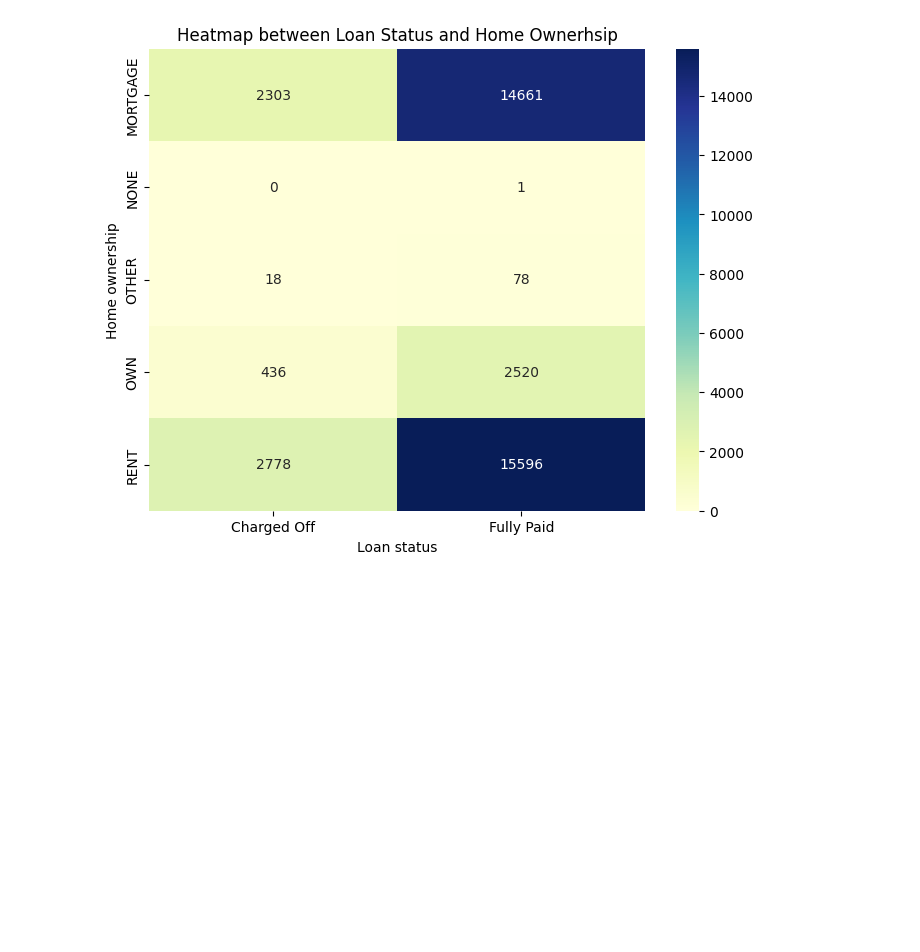
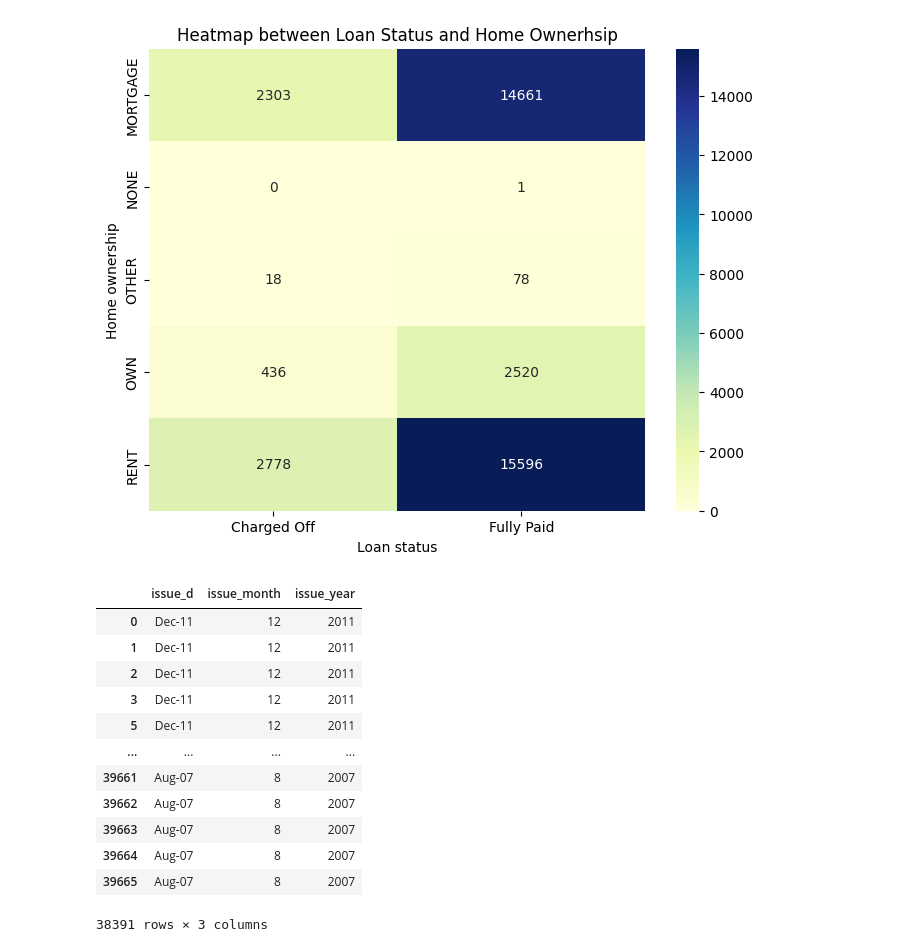
Before and after one commit to anilabh/LoanCaseStudy, a Jupyter notebook: LoanCaseStudy2.ipynb, the cells around one changed output. Saved outputs shown, nothing was run; the diff lists cells and outputs as text; code cells hidden in the pictures; blank space fills up the shorter version.

```diff
--- a/LoanCaseStudy2.ipynb
+++ b/LoanCaseStudy2.ipynb
@@ -539,3 +568,24 @@ plt.title('Heatmap between Loan Status and Home Ownerhsip')
 plt.show()
 # %% [output]
 [figure]
+# %%
+# Convert the 'issue_d' column to datetime format
+loan_raw['issue_date'] = pd.to_datetime(loan_raw['issue_d'], format='%b-%y')
+# Extract month and year as separate numeric columns
+loan_raw['issue_month'] = loan_raw['issue_date'].dt.month
+loan_raw['issue_year'] = loan_raw['issue_date'].dt.year
+loan_raw[['issue_d','issue_month','issue_year']]
+# %% [output]
+|  | issue_d | issue_month | issue_year |
+| 0 | Dec-11 | 12 | 2011 |
+| 1 | Dec-11 | 12 | 2011 |
+| 2 | Dec-11 | 12 | 2011 |
+| 3 | Dec-11 | 12 | 2011 |
+| 5 | Dec-11 | 12 | 2011 |
+| ... | ... | ... | ... |
+| 39661 | Aug-07 | 8 | 2007 |
+| 39662 | Aug-07 | 8 | 2007 |
+| 39663 | Aug-07 | 8 | 2007 |
+| 39664 | Aug-07 | 8 | 2007 |
+| 39665 | Aug-07 | 8 | 2007 |
+38391 rows × 3 columns
```
Also changed, not shown: parts of 9 cells of this notebook.
